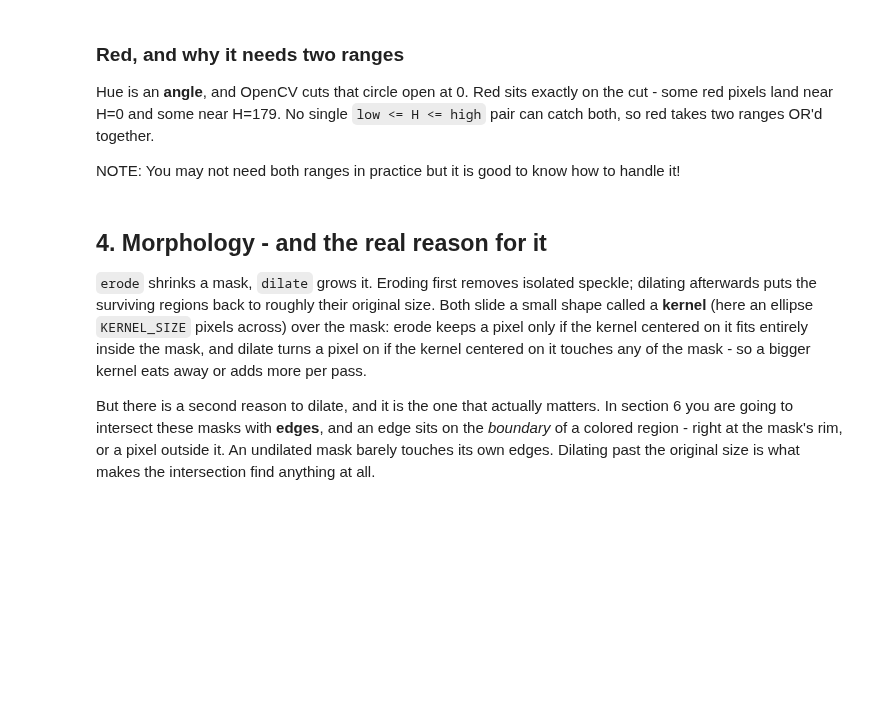
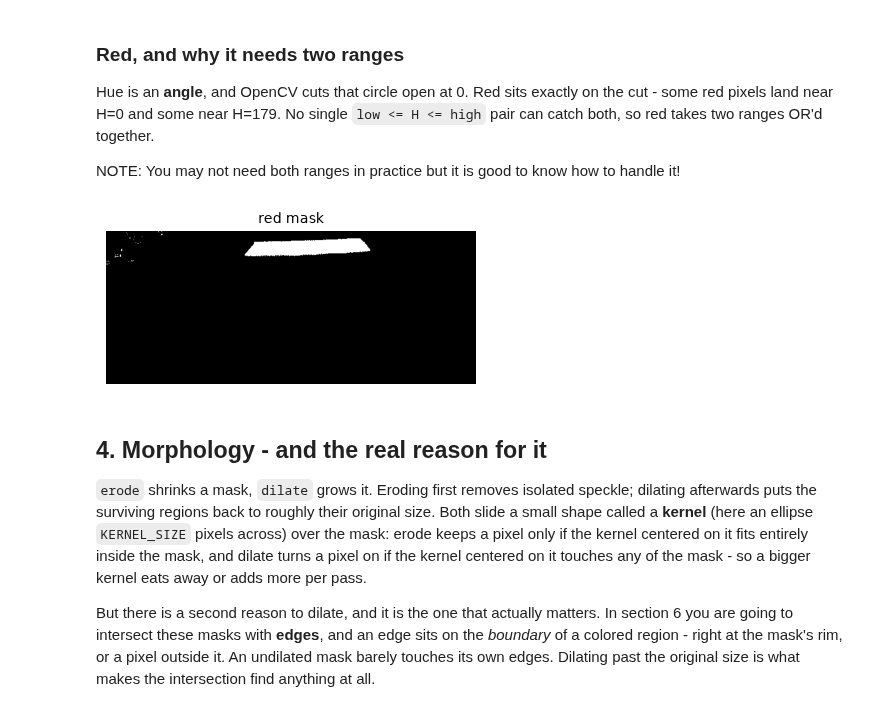
Before and after one commit to bja1701/dt_lab4, a Jupyter notebook: notebooks/lane_detection_activity.ipynb, the cells around one changed output. Saved outputs shown, nothing was run; the diff lists cells and outputs as text; code cells hidden in the pictures; blank space fills up the shorter version.

```diff
--- a/notebooks/lane_detection_activity.ipynb
+++ b/notebooks/lane_detection_activity.ipynb
@@ -221,14 +248,20 @@ NOTE: You may not need both ranges in practice but it is good to know how to han
 # %%
 # TODO: Find two ranges, one at each end of the hue circle, combined with
 # cv2.bitwise_or. Red near H=0 and red near H=179 are the same color.
-RED_LOW_1, RED_HIGH_1 = np.array([0, 0, 0]), np.array([180, 255, 255])
-RED_LOW_2, RED_HIGH_2 = np.array([0, 0, 0]), np.array([180, 255, 255])
+# red values 174   104   174
+RED_LOW_1, RED_HIGH_1 = np.array([150, 50, 100]), np.array([210, 200, 255])
+RED_LOW_2, RED_HIGH_2 = np.array([0, 0, 0]), np.array([10, 20, 60])
 
 # TODO: Write your cv2.inRange calls and combine the two masks with cv2.bitwise_or
 
-mask_red =  # store the combined mask here!
+mask_red_1 = cv2.inRange(hsv, RED_LOW_1, RED_HIGH_1)
+mask_red_2 = cv2.inRange(hsv, RED_LOW_2, RED_HIGH_2)
+
+mask_red =  cv2.bitwise_or(mask_red_1, mask_red_2) # store the combined mask here!
 
 show(mask_red, titles=["red mask"], size=4)
+# %% [output]
+[figure, added]
 # %% [markdown]
 ## 4. Morphology - and the real reason for it
 
```
Also changed, not shown: parts of 14 cells of this notebook, 2 other files.
